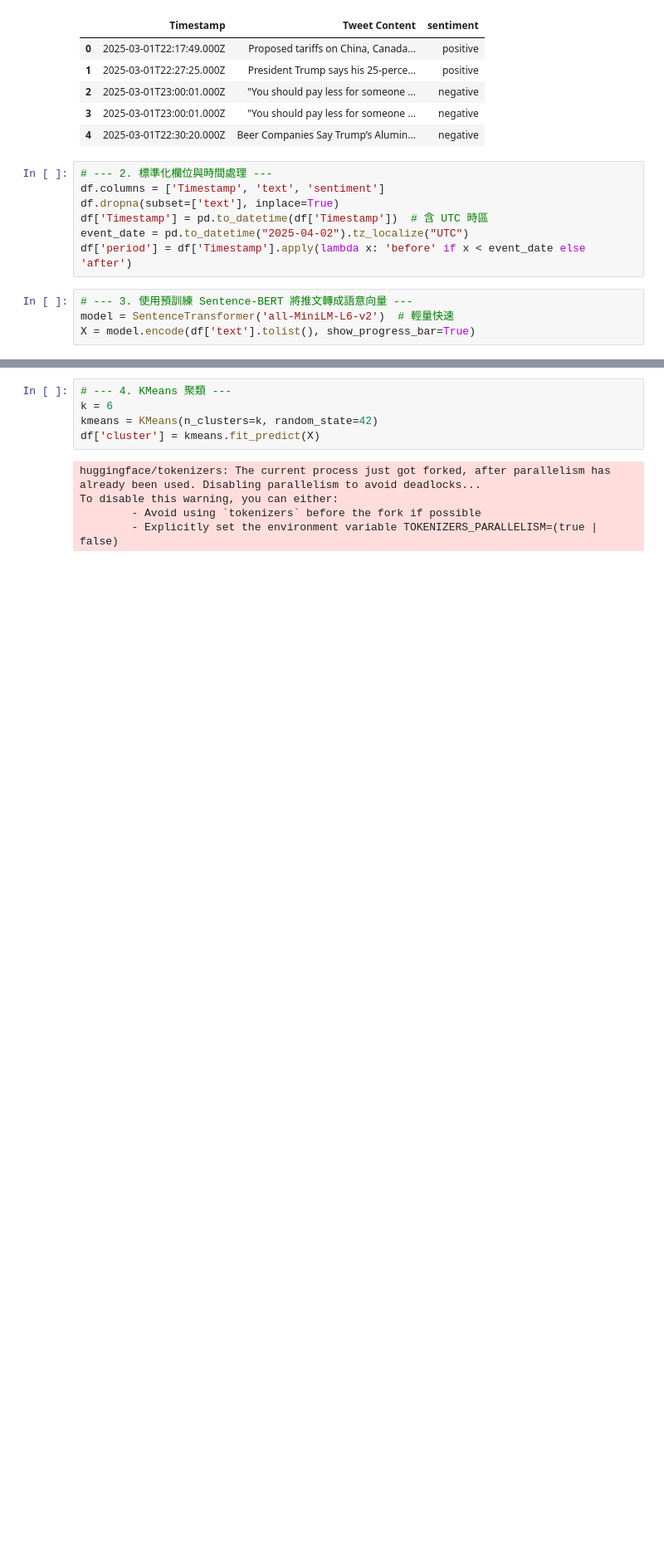
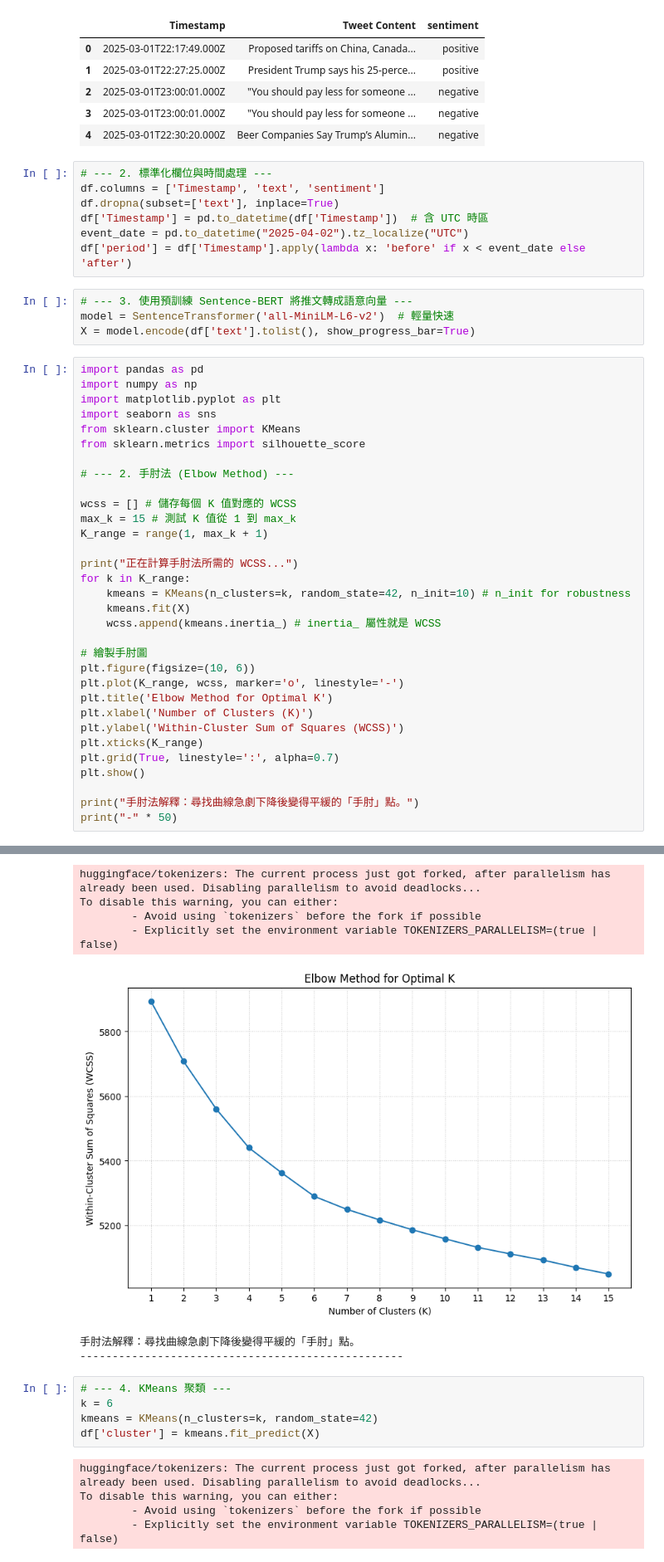
Before and after one commit to eric2003-tj/Python_ML_final, a Jupyter notebook: total.ipynb, the cells around one changed output, grey strips where cells are left out. Shown at 83% size. Drawn from its saved outputs; the diff is of its cells as text; blank space fills up the shorter version.

```diff
--- a/total.ipynb
+++ b/total.ipynb
@@ -718,3 +718,36 @@ df['period'] = df['Timestamp'].apply(lambda x: 'before' if x < event_date else '
 # --- 3. 使用預訓練 Sentence-BERT 將推文轉成語意向量 ---
 model = SentenceTransformer('all-MiniLM-L6-v2')  # 輕量快速
 X = model.encode(df['text'].tolist(), show_progress_bar=True)
+# %%
+import pandas as pd
+import numpy as np
+import matplotlib.pyplot as plt
+import seaborn as sns
+from sklearn.cluster import KMeans
+from sklearn.metrics import silhouette_score
+
+# --- 2. 手肘法 (Elbow Method) ---
+
+wcss = [] # 儲存每個 K 值對應的 WCSS
+max_k = 15 # 測試 K 值從 1 到 max_k
+K_range = range(1, max_k + 1)
+
+print("正在計算手肘法所需的 WCSS...")
+for k in K_range:
+    kmeans = KMeans(n_clusters=k, random_state=42, n_init=10) # n_init for robustness
+    kmeans.fit(X)
+    wcss.append(kmeans.inertia_) # inertia_ 屬性就是 WCSS
+
+# 繪製手肘圖
+plt.figure(figsize=(10, 6))
+plt.plot(K_range, wcss, marker='o', linestyle='-')
+plt.title('Elbow Method for Optimal K')
+plt.xlabel('Number of Clusters (K)')
+plt.ylabel('Within-Cluster Sum of Squares (WCSS)')
+plt.xticks(K_range)
+plt.grid(True, linestyle=':', alpha=0.7)
+plt.show()
+
+print("手肘法解釋：尋找曲線急劇下降後變得平緩的「手肘」點。")
+print("-" * 50)
+# %% [output]
@@ -721,3 +755,10 @@ X = model.encode(df['text'].tolist(), show_progress_bar=True)
+huggingface/tokenizers: The current process just got forked, after parallelism has already been used. Disabling parallelism to avoid deadlocks...
+To disable this warning, you can either:
+        - Avoid using `tokenizers` before the fork if possible
+        - Explicitly set the environment variable TOKENIZERS_PARALLELISM=(true | false)
+[figure, added]
+手肘法解釋：尋找曲線急劇下降後變得平緩的「手肘」點。
+--------------------------------------------------
 # %%
 # --- 4. KMeans 聚類 ---
 k = 6
```
Also changed, not shown: parts of 8 cells of this notebook.
